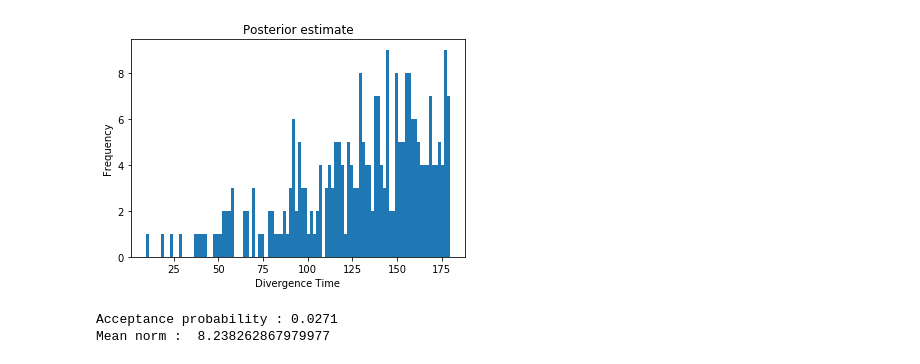
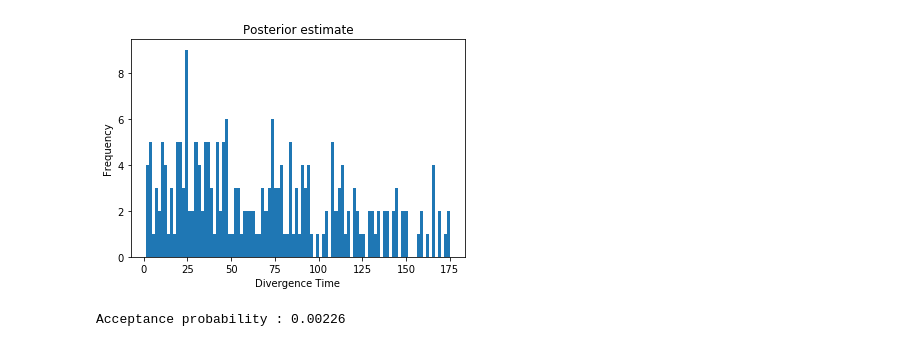
Before and after one commit to samslamowicz/MastersProject, a Jupyter notebook: ABC - Rejection Sampling for Population Divergence Time.ipynb, the cells around one changed output. Cells and saved outputs as stored; diff of their text form; code cells hidden in the pictures.

```diff
--- a/ABC - Rejection Sampling for Population Divergence Time.ipynb
+++ b/ABC - Rejection Sampling for Population Divergence Time.ipynb
@@ -14,13 +14,14 @@ pop_configs = [
     msprime.PopulationConfiguration(sample_size=100, growth_rate = 0)]
 
 divergence_event1 = msprime.MassMigration(time = 50, source = 1, dest = 0, proportion = 1)
-divergence_event2 = msprime.MassMigration(time = 200, source = 2, dest = 0, proportion = 1)
-# Simulate!
+divergence_event2 = msprime.MassMigration(time = 1000, source = 2, dest = 0, proportion = 1)
+Ne = 100
 recomb = 0.5
-mutation_rate = 0.1
-ts_ref = msprime.simulate(population_configurations = pop_configs, mutation_rate=mutation_rate,
+mutation_rate = 0.25
+ts_ref = msprime.simulate(population_configurations = pop_configs,Ne = Ne,mutation_rate=mutation_rate,
                       demographic_events = [divergence_event1,divergence_event2],
                       random_seed = 1, recombination_rate = recomb)
 ref_stat = ts_ref.f3([pops[2],pops[0],pops[1]])
 print(ref_stat)
+print(ts_ref.num_mutations)
 # %% [output]
@@ -29,32 +31,25 @@ Wall time: 12 ms
 # %%
 #ABC Function
-def ABC(data,eps,pop_configs,pops,recomb,mutations,divergence2,prior ="exponential",prior_parameters=10,iters=1000):
+def ABC(data,eps,pop_configs,pops,Ne,recomb,mutations,divergence2,prior ="exponential",prior_parameters=10,iters=1000):
     ref_stat = data.f3([pops[2],pops[0],pops[1]])
     samples = []
-    norm_mean = 0
     if prior == "exponential":
         for iter in range(0,iterations):
             divergence_time = min(np.random.exponential(prior_parameters),200)
             divergence_event1 = msprime.MassMigration(time = divergence_time, source = 1, dest = 0, proportion = 1)
-            ts_sim = msprime.simulate(population_configurations = pop_configs, mutation_rate=mutation_rate,
+            ts_sim = msprime.simulate(population_configurations = pop_configs,Ne=Ne, mutation_rate=mutation_rate,
                       demographic_events = [divergence_event1,divergence_event2],recombination_rate = recomb)
             sim_stat = ts_sim.f3([pops[2],pops[0],pops[1]])
             if abs(ref_stat-sim_stat) < eps:
                 samples.append(divergence_time)
-                norm_mean += np.linalg.norm(np.subtract(ref_stat,sim_stat))
-            elif eps <= np.linalg.norm(np.subtract(ref_stat,sim_stat)) < 99999999:
-                norm_mean += np.linalg.norm(np.subtract(ref_stat,sim_stat))
     if prior == "uniform":
         for iter in range(0,iterations):
-            divergence_time = np.random.uniform(prior_parameters[0],prior_parameters[1])
+            divergence_time = min(np.random.uniform(prior_parameters[0],prior_parameters[1]),200)
             divergence_event1 = msprime.MassMigration(time = divergence_time, source = 1, dest = 0, proportion = 1)
-            ts_sim = msprime.simulate(population_configurations = pop_configs, mutation_rate=mutation_rate,
+            ts_sim = msprime.simulate(population_configurations = pop_configs,Ne=Ne, mutation_rate=mutation_rate,
                       demographic_events = [divergence_event1,divergence_event2],recombination_rate = recomb)
             sim_stat = ts_sim.f3([pops[2],pops[0],pops[1]])
             if abs(ref_stat-sim_stat) < eps:
                 samples.append(divergence_time)
-                norm_mean += np.linalg.norm(np.subtract(ref_stat,sim_stat))
-            elif eps <= np.linalg.norm(np.subtract(ref_stat,sim_stat)) < 99999999:
-                norm_mean += np.linalg.norm(np.subtract(ref_stat,sim_stat))
-    return(samples,norm_mean/iterations)
+    return(samples)
 # %%
@@ -81,9 +76,9 @@ Mean norm :  12.334155749899356
 # %%
-%time
+%%time
 #Uniform(0,180) prior
-iterations = 10000
+iterations = 100000
 eps = 0.1
 prior= "uniform"
 prior_parameters = (1,180)
 pops = [range(0,100),range(100,200),range(200,300)]
-attempt2 = ABC(ts_ref,eps=eps,pop_configs=pop_configs,pops=pops,recomb=recomb,mutations=mutation_rate,divergence2 = divergence_event2,prior=prior,prior_parameters=prior_parameters,iters=iterations)
+attempt2 = ABC(ts_ref,eps=eps,pop_configs=pop_configs,pops=pops,Ne=Ne,recomb=recomb,mutations=mutation_rate,divergence2 = divergence_event2,prior=prior,prior_parameters=prior_parameters,iters=iterations)
@@ -90,12 +87,10 @@ attempt2 = ABC(ts_ref,eps=eps,pop_configs=pop_configs,pops=pops,recomb=recomb,mu
 # %%
-plt.hist(attempt2[0], bins = 100)
+plt.hist(attempt2, bins = 100)
 plt.ylabel('Frequency')
 plt.xlabel('Divergence Time')
 plt.title('Posterior estimate')
 plt.show()
-print("Acceptance probability :",len(attempt2[0])/iterations)
-print("Mean norm : ",attempt2[1])
+print("Acceptance probability :",len(attempt2)/iterations)
 # %% [output]
-[figure, old version]
+[figure, new version]
-Acceptance probability : 0.0271
-Mean norm :  8.238262867979977
+Acceptance probability : 0.00226
```
Also changed, not shown: parts of 4 cells of this notebook, 2 other files.
